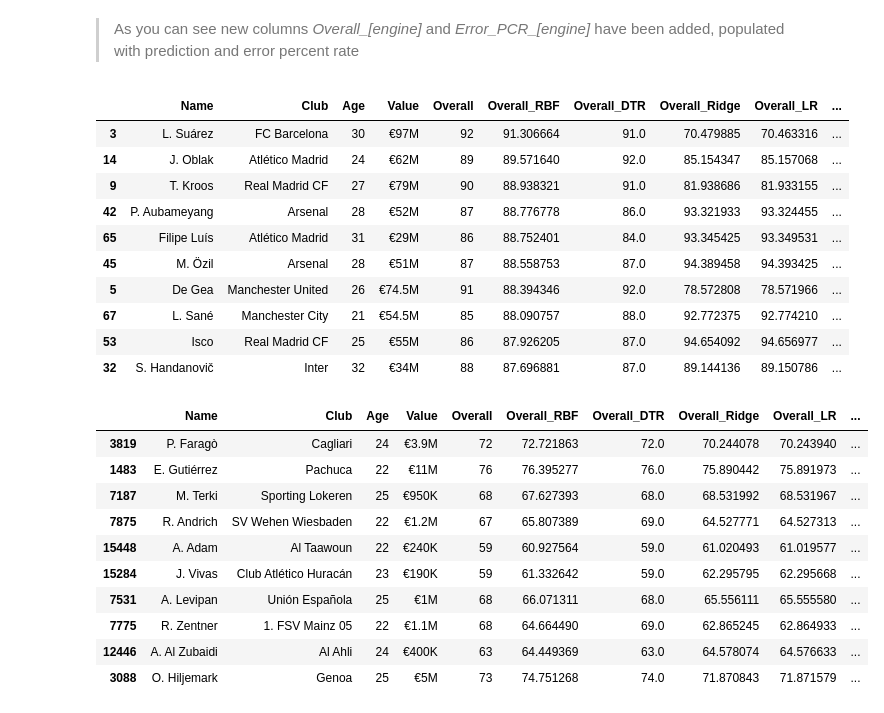
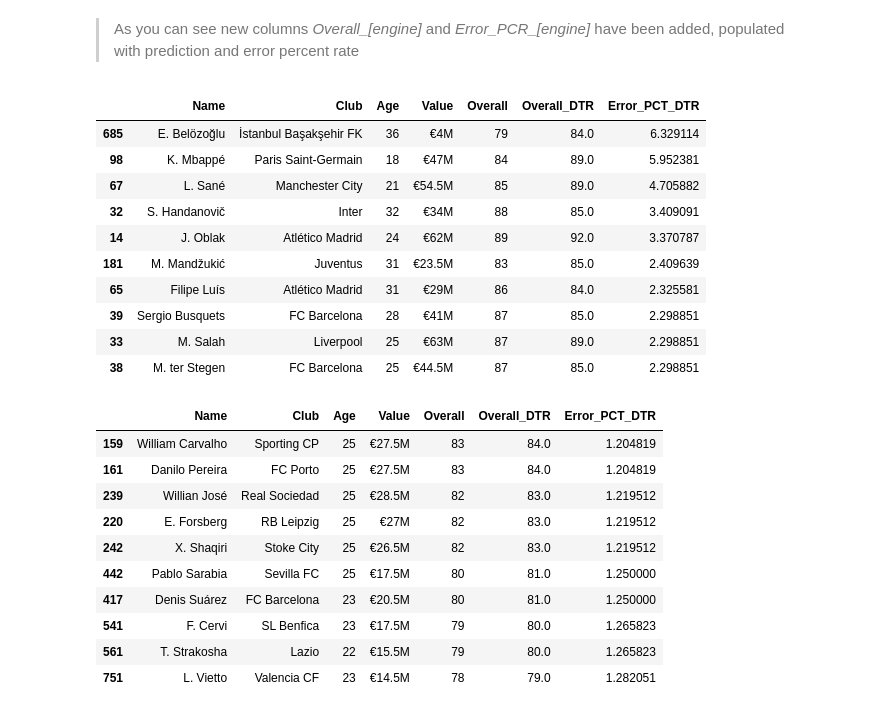
Before and after one commit to saidsef/ff18, a Jupyter notebook: ff18-ml.ipynb, the cells around one changed output. Drawn from its saved outputs; the diff is of its cells as text; code cells hidden in the pictures.

```diff
--- a/ff18-ml.ipynb
+++ b/ff18-ml.ipynb
@@ -155,6 +152,23 @@ ytest = test[['Overall']]
 print("Players less than 30 Million Euro {:.2f}%".format(test.loc[test.ValueNum <= 30000000].ValueNum.count().astype('float') / test.ValueNum.count().astype('float') * 100))
 # %% [output]
 Players less than 30 Million Euro 99.23%
+# %%
+def pickeling(name, engine):
+    pickle.HIGHEST_PROTOCOL
+    f = "./pkl/{}.pickle".format(name).lower()
+    if os.path.isfile(f):
+        p = open(f, "rb")
+        print("returning pickle load {} {}".format(name, time()))
+        return pickle.load(p)
+    else:
+        print("building clf {} {}".format(name, time()))
+        clf = make_pipeline(StandardScaler(), FunctionTransformer(add_squared_col), engine)
+        with open(f, "wb") as d:
+            pickle.dump(clf, d)
+            d.flush()
+            d.close()
+        sleep(5)
+    pickeling(name, engine)
 # %%
 # Be patient this might take few minutes ;)
 # Support Vector Regression - RBF (radial basis function)
@@ -172,7 +186,8 @@ engines  = [('RBF', svm.SVR(kernel='rbf', gamma=1e-3, C=100, epsilon=0.1)),
            ('PAR', PassiveAggressiveRegressor()),
            ('HR', HuberRegressor(alpha=1.3, epsilon=4.4, tol=1e-4))]
 for name, engine in engines:
-    clf = make_pipeline(StandardScaler(), FunctionTransformer(add_squared_col), engine)
+#     clf = make_pipeline(StandardScaler(), FunctionTransformer(add_squared_col), engine)
+    clf = pickeling(name,engine)
     clf.fit(xtrain, ytrain.values.ravel())
     ypred = clf.predict(xtest)
 
@@ -209,7 +228,7 @@ for name, engine in engines:
 pd.options.mode.chained_assignment = None
 
 # minimum score we are willing to accept
-min_score = 0.7
+min_score = 0.9
 
 for result in results:
     if result['Accuracy score'] < min_score: continue
@@ -266,33 +281,33 @@ t.extend(o)
 t.extend(e)
 test[t].nlargest(40, columns=o+e).head(10)
 # %% [output]
-|  | Name | Club | Age | Value | Overall | Overall_RBF | Overall_DTR | Overall_Ridge | Overall_LR | ... |
-| 3 | L. Suárez | FC Barcelona | 30 | €97M | 92 | 91.306664 | 91.0 | 70.479885 | 70.463316 | ... |
-| 14 | J. Oblak | Atlético Madrid | 24 | €62M | 89 | 89.571640 | 92.0 | 85.154347 | 85.157068 | ... |
-| 9 | T. Kroos | Real Madrid CF | 27 | €79M | 90 | 88.938321 | 91.0 | 81.938686 | 81.933155 | ... |
-| 42 | P. Aubameyang | Arsenal | 28 | €52M | 87 | 88.776778 | 86.0 | 93.321933 | 93.324455 | ... |
-| 65 | Filipe Luís | Atlético Madrid | 31 | €29M | 86 | 88.752401 | 84.0 | 93.345425 | 93.349531 | ... |
-| 45 | M. Özil | Arsenal | 28 | €51M | 87 | 88.558753 | 87.0 | 94.389458 | 94.393425 | ... |
-| 5 | De Gea | Manchester United | 26 | €74.5M | 91 | 88.394346 | 92.0 | 78.572808 | 78.571966 | ... |
-| 67 | L. Sané | Manchester City | 21 | €54.5M | 85 | 88.090757 | 88.0 | 92.772375 | 92.774210 | ... |
-| 53 | Isco | Real Madrid CF | 25 | €55M | 86 | 87.926205 | 87.0 | 94.654092 | 94.656977 | ... |
-| 32 | S. Handanovič | Inter | 32 | €34M | 88 | 87.696881 | 87.0 | 89.144136 | 89.150786 | ... |
+|  | Name | Club | Age | Value | Overall | Overall_DTR | Error_PCT_DTR |
+| 685 | E. Belözoğlu | İstanbul Başakşehir FK | 36 | €4M | 79 | 84.0 | 6.329114 |
+| 98 | K. Mbappé | Paris Saint-Germain | 18 | €47M | 84 | 89.0 | 5.952381 |
+| 67 | L. Sané | Manchester City | 21 | €54.5M | 85 | 89.0 | 4.705882 |
+| 32 | S. Handanovič | Inter | 32 | €34M | 88 | 85.0 | 3.409091 |
+| 14 | J. Oblak | Atlético Madrid | 24 | €62M | 89 | 92.0 | 3.370787 |
+| 181 | M. Mandžukić | Juventus | 31 | €23.5M | 83 | 85.0 | 2.409639 |
+| 65 | Filipe Luís | Atlético Madrid | 31 | €29M | 86 | 84.0 | 2.325581 |
+| 39 | Sergio Busquets | FC Barcelona | 28 | €41M | 87 | 85.0 | 2.298851 |
+| 33 | M. Salah | Liverpool | 25 | €63M | 87 | 89.0 | 2.298851 |
+| 38 | M. ter Stegen | FC Barcelona | 25 | €44.5M | 87 | 85.0 | 2.298851 |
 # %%
 test.loc[
     (test.Age > 21)
     & (test.Age < 27)
     & (test.ValueNum < 30000000)
-#     & ((test.Error_PCT_lr < 3) & (test.Error_PCT_pirg < 3) & (test.Error_PCT_rbf < 3))
-    , t ].head(10)
+    & ((test.Overall_DTR > test.Overall))
+    , t ].nsmallest(40, columns=['Error_PCT_DTR']).head(10)
 # %% [output]
-|  | Name | Club | Age | Value | Overall | Overall_RBF | Overall_DTR | Overall_Ridge | Overall_LR | ... |
-| 3819 | P. Faragò | Cagliari | 24 | €3.9M | 72 | 72.721863 | 72.0 | 70.244078 | 70.243940 | ... |
-| 1483 | E. Gutiérrez | Pachuca | 22 | €11M | 76 | 76.395277 | 76.0 | 75.890442 | 75.891973 | ... |
-| 7187 | M. Terki | Sporting Lokeren | 25 | €950K | 68 | 67.627393 | 68.0 | 68.531992 | 68.531967 | ... |
-| 7875 | R. Andrich | SV Wehen Wiesbaden | 22 | €1.2M | 67 | 65.807389 | 69.0 | 64.527771 | 64.527313 | ... |
-| 15448 | A. Adam | Al Taawoun | 22 | €240K | 59 | 60.927564 | 59.0 | 61.020493 | 61.019577 | ... |
-| 15284 | J. Vivas | Club Atlético Huracán | 23 | €190K | 59 | 61.332642 | 59.0 | 62.295795 | 62.295668 | ... |
-| 7531 | A. Levipan | Unión Española | 25 | €1M | 68 | 66.071311 | 68.0 | 65.556111 | 65.555580 | ... |
-| 7775 | R. Zentner | 1. FSV Mainz 05 | 22 | €1.1M | 68 | 64.664490 | 69.0 | 62.865245 | 62.864933 | ... |
-| 12446 | A. Al Zubaidi | Al Ahli | 24 | €400K | 63 | 64.449369 | 63.0 | 64.578074 | 64.576633 | ... |
-| 3088 | O. Hiljemark | Genoa | 25 | €5M | 73 | 74.751268 | 74.0 | 71.870843 | 71.871579 | ... |
+|  | Name | Club | Age | Value | Overall | Overall_DTR | Error_PCT_DTR |
+| 159 | William Carvalho | Sporting CP | 25 | €27.5M | 83 | 84.0 | 1.204819 |
+| 161 | Danilo Pereira | FC Porto | 25 | €27.5M | 83 | 84.0 | 1.204819 |
+| 239 | Willian José | Real Sociedad | 25 | €28.5M | 82 | 83.0 | 1.219512 |
+| 220 | E. Forsberg | RB Leipzig | 25 | €27M | 82 | 83.0 | 1.219512 |
+| 242 | X. Shaqiri | Stoke City | 25 | €26.5M | 82 | 83.0 | 1.219512 |
+| 442 | Pablo Sarabia | Sevilla FC | 25 | €17.5M | 80 | 81.0 | 1.250000 |
+| 417 | Denis Suárez | FC Barcelona | 23 | €20.5M | 80 | 81.0 | 1.250000 |
+| 541 | F. Cervi | SL Benfica | 23 | €17.5M | 79 | 80.0 | 1.265823 |
+| 561 | T. Strakosha | Lazio | 22 | €15.5M | 79 | 80.0 | 1.265823 |
+| 751 | L. Vietto | Valencia CF | 23 | €14.5M | 78 | 79.0 | 1.282051 |
```
Also changed, not shown: parts of 5 cells of this notebook.
